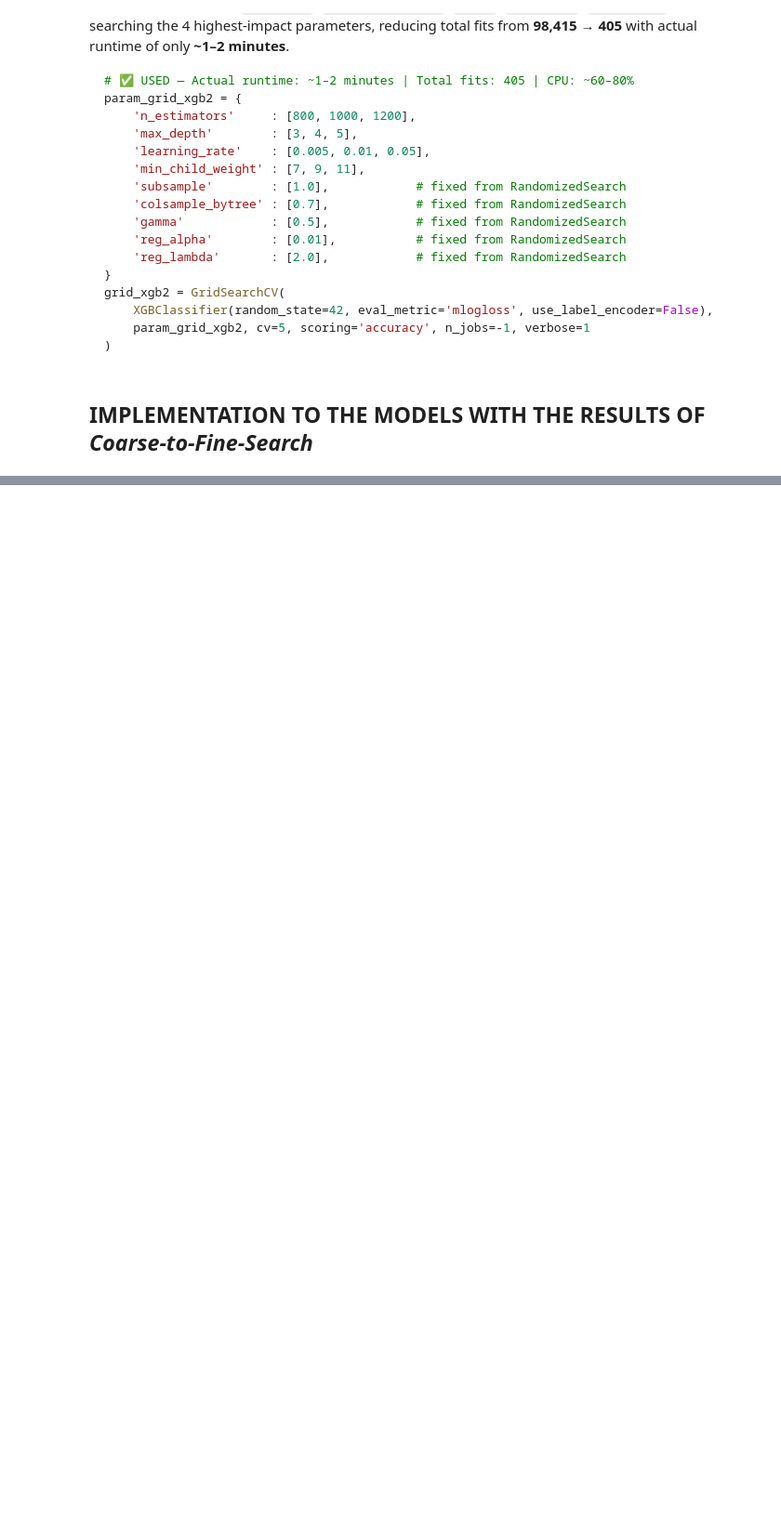
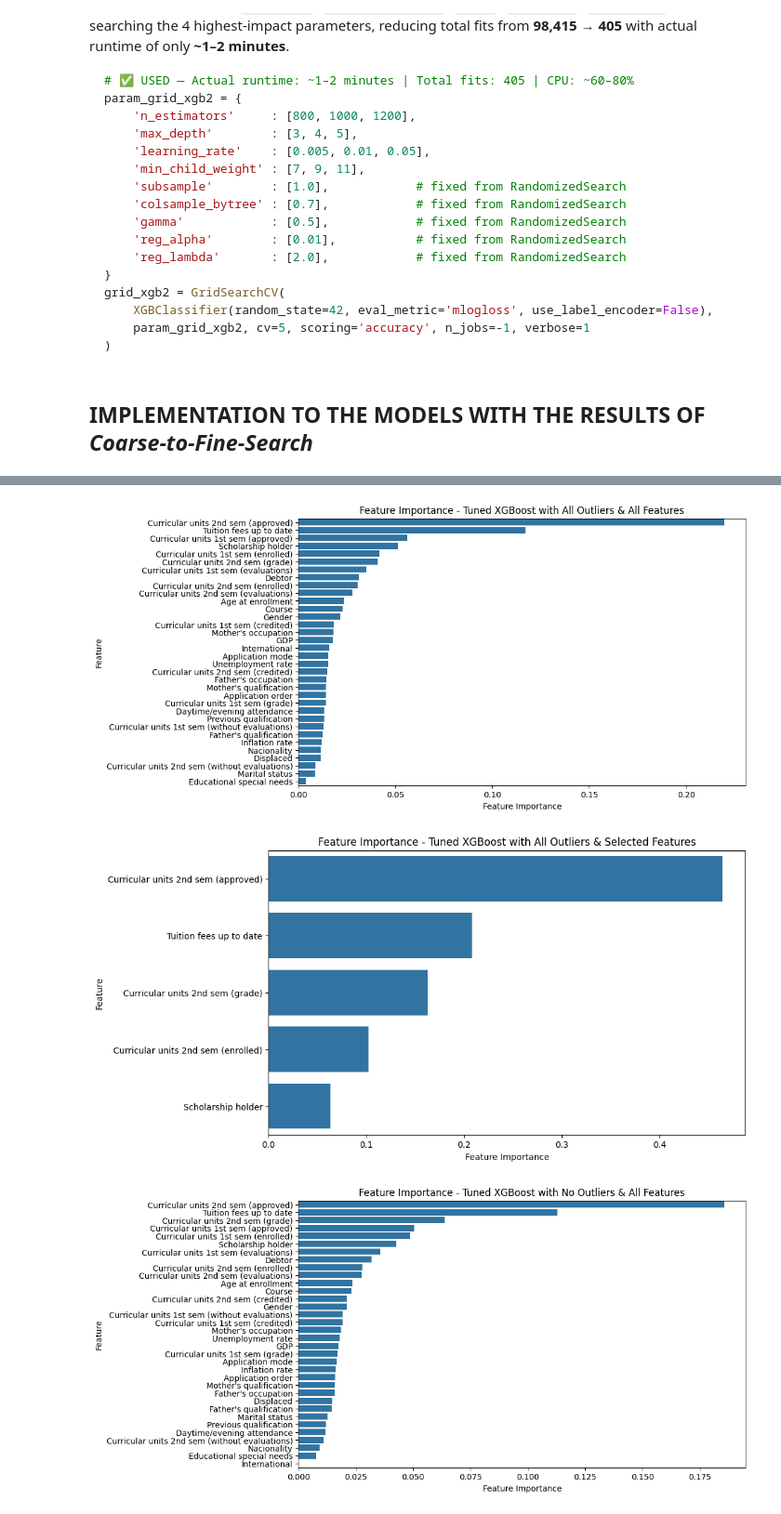
Before and after one commit to Bagus2510/predict-student-dropout, a Jupyter notebook: notebooks/03_03_xgboost_classifier_model.ipynb, the cells around one changed output, grey strips where cells are left out. Shown at 93% size. Drawn from its saved outputs; the diff is of its cells as text; code cells hidden in the pictures; blank space fills up the shorter version.

````diff
--- a/notebooks/03_03_xgboost_classifier_model.ipynb
+++ b/notebooks/03_03_xgboost_classifier_model.ipynb
@@ -506,3 +506,40 @@ grid_xgb2 = GridSearchCV(
 ```
 # %% [markdown]
 ## **IMPLEMENTATION TO THE MODELS WITH THE RESULTS OF** ***Coarse-to-Fine-Search***
+# %%
+xgb_tuned_a_o_s_f = XGBClassifier(
+    colsample_bytree=0.9, learning_rate=0.05, max_depth=4,
+    min_child_weight=3, n_estimators=300, reg_alpha=0.5,
+    reg_lambda=2.0, subsample=1.0, gamma=0.5,
+    random_state=42, eval_metric='mlogloss', use_label_encoder=False
+)
+xgb_tuned_a_o_s_f.fit(X_train_a_o_s_f, y_train_a_o_s_f)
+
+xgb_tuned_n_o_s_f = XGBClassifier(
+    colsample_bytree=0.5, learning_rate=0.01, max_depth=4,
+    min_child_weight=7, n_estimators=1000, reg_alpha=0.01,
+    reg_lambda=2.0, subsample=1.0, gamma=0.5,
+    random_state=42, eval_metric='mlogloss', use_label_encoder=False
+)
+xgb_tuned_n_o_s_f.fit(X_train_n_o_s_f, y_train_n_o_s_f)
+
+xgb_tuned_a_o_a_f = XGBClassifier(
+    colsample_bytree=0.7, learning_rate=0.15, max_depth=2,
+    min_child_weight=3, n_estimators=400, reg_alpha=0.1,
+    reg_lambda=1.5, subsample=0.9, gamma=0,
+    random_state=42, eval_metric='mlogloss', use_label_encoder=False
+)
+xgb_tuned_a_o_a_f.fit(X_train_a_o_a_f, y_train_a_o_a_f)
+
+xgb_tuned_n_o_a_f = XGBClassifier(
+    colsample_bytree=0.6, learning_rate=0.2, max_depth=3,
+    min_child_weight=4, n_estimators=300, reg_alpha=0.01,
+    reg_lambda=1.5, subsample=0.9, gamma=0.5,
+    random_state=42, eval_metric='mlogloss', use_label_encoder=False
+)
+xgb_tuned_n_o_a_f.fit(X_train_n_o_a_f, y_train_n_o_a_f)
+
+xgb_tuned_a_o_s_f_pred = xgb_tuned_a_o_s_f.predict(X_test_a_o_s_f)
+xgb_tuned_n_o_s_f_pred = xgb_tuned_n_o_s_f.predict(X_test_n_o_s_f)
+xgb_tuned_a_o_a_f_pred = xgb_tuned_a_o_a_f.predict(X_test_a_o_a_f)
+xgb_tuned_n_o_a_f_pred = xgb_tuned_n_o_a_f.predict(X_test_n_o_a_f)
@@ -508,0 +691,9 @@ grid_xgb2 = GridSearchCV(
+# %%
+plot_feature_importance(xgb_tuned_a_o_a_f, X_train_a_o_a_f.columns, "Feature Importance - Tuned XGBoost with All Outliers & All Features")
+plot_feature_importance(xgb_tuned_a_o_s_f, X_train_a_o_s_f.columns, "Feature Importance - Tuned XGBoost with All Outliers & Selected Features")
+plot_feature_importance(xgb_tuned_n_o_a_f, X_train_n_o_a_f.columns, "Feature Importance - Tuned XGBoost with No Outliers & All Features")
+plot_feature_importance(xgb_tuned_n_o_s_f, X_train_n_o_s_f.columns, "Feature Importance - Tuned XGBoost with No Outliers & Selected Features")
+# %% [output]
+[figure, added]
+[figure, added]
+[figure, added]
````
Also changed, not shown: parts of 7 cells of this notebook.
